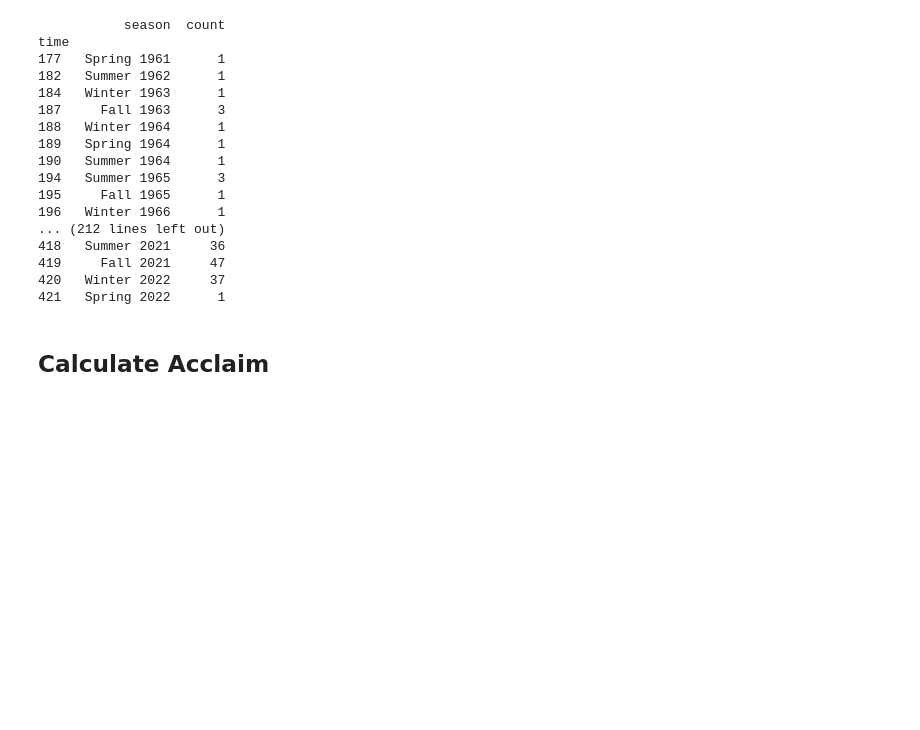
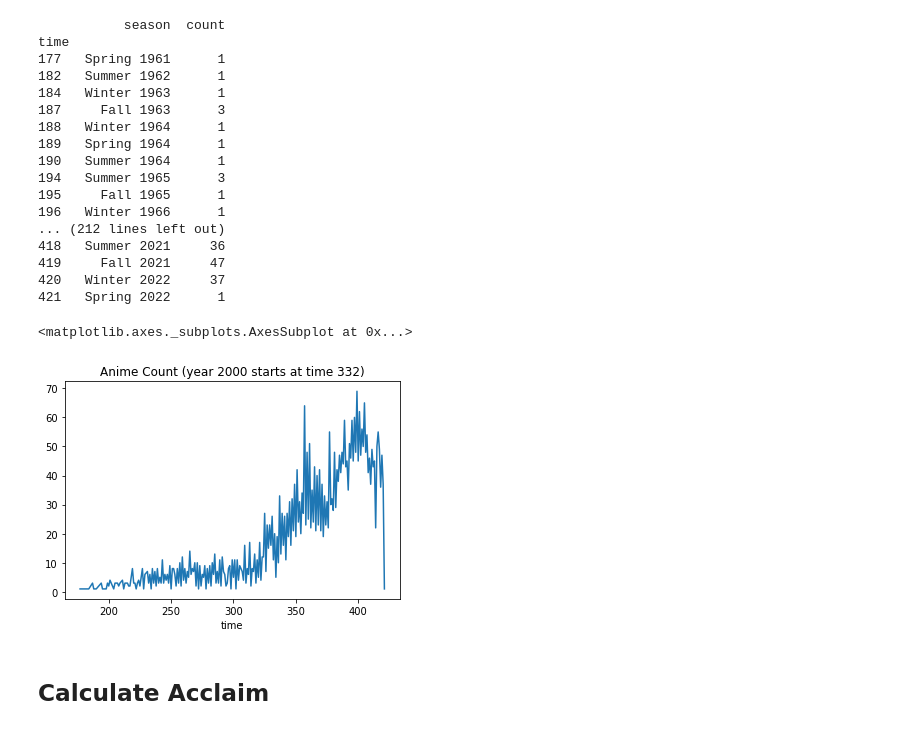
Before and after one commit to ChanyutJean/2143488-Big-Data-AI-HW, a Jupyter notebook: BIG_DATA_AI_PROJECT.ipynb, the cells around one changed output. Cells and saved outputs as stored; diff of their text form; code cells hidden in the pictures; blank space fills up the shorter version.

```diff
--- a/BIG_DATA_AI_PROJECT.ipynb
+++ b/BIG_DATA_AI_PROJECT.ipynb
@@ -331,6 +334,12 @@ time
 419     Fall 2021     47
 420   Winter 2022     37
 421   Spring 2022      1
+# %%
+# Plot numbers of anime per season
+df_check["count"].plot(title="Anime Count (year 2000 starts at time 332)")
+# %% [output]
+<matplotlib.axes._subplots.AxesSubplot at 0x...>
+[figure, added]
 # %% [markdown]
 ## Calculate Acclaim
 # %%
```
Also changed, not shown: parts of 21 cells of this notebook.
